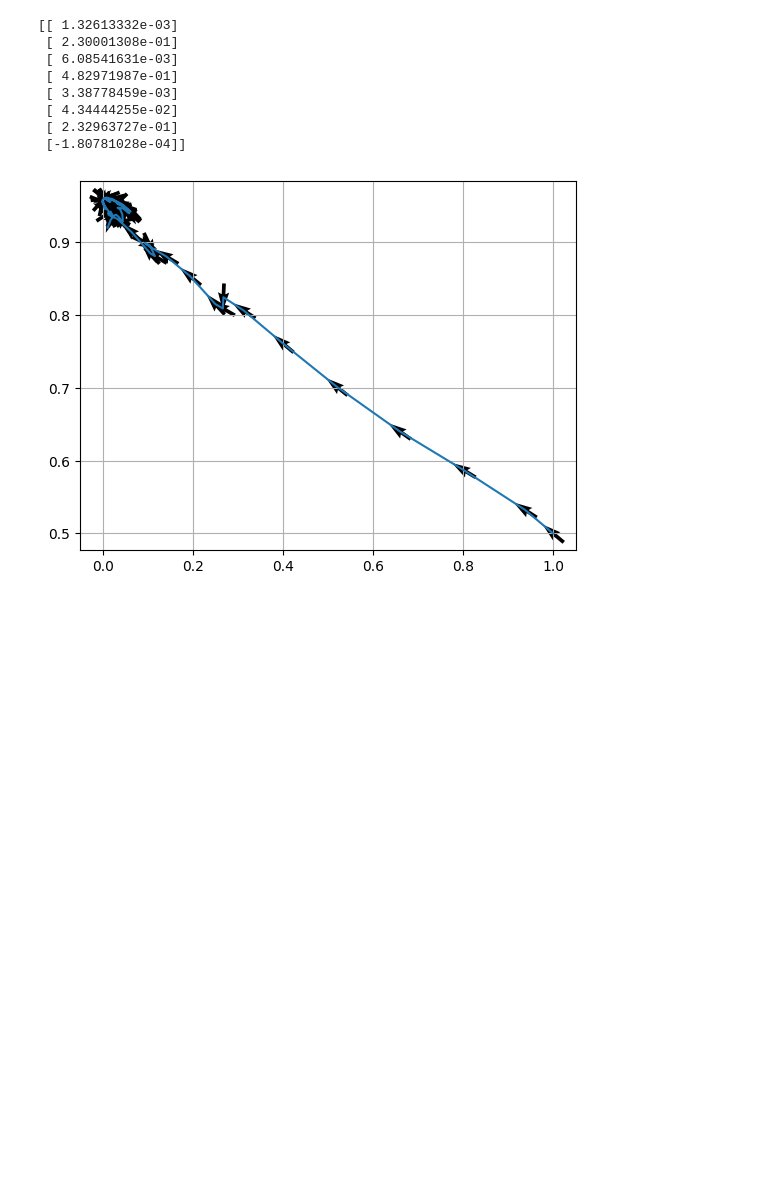
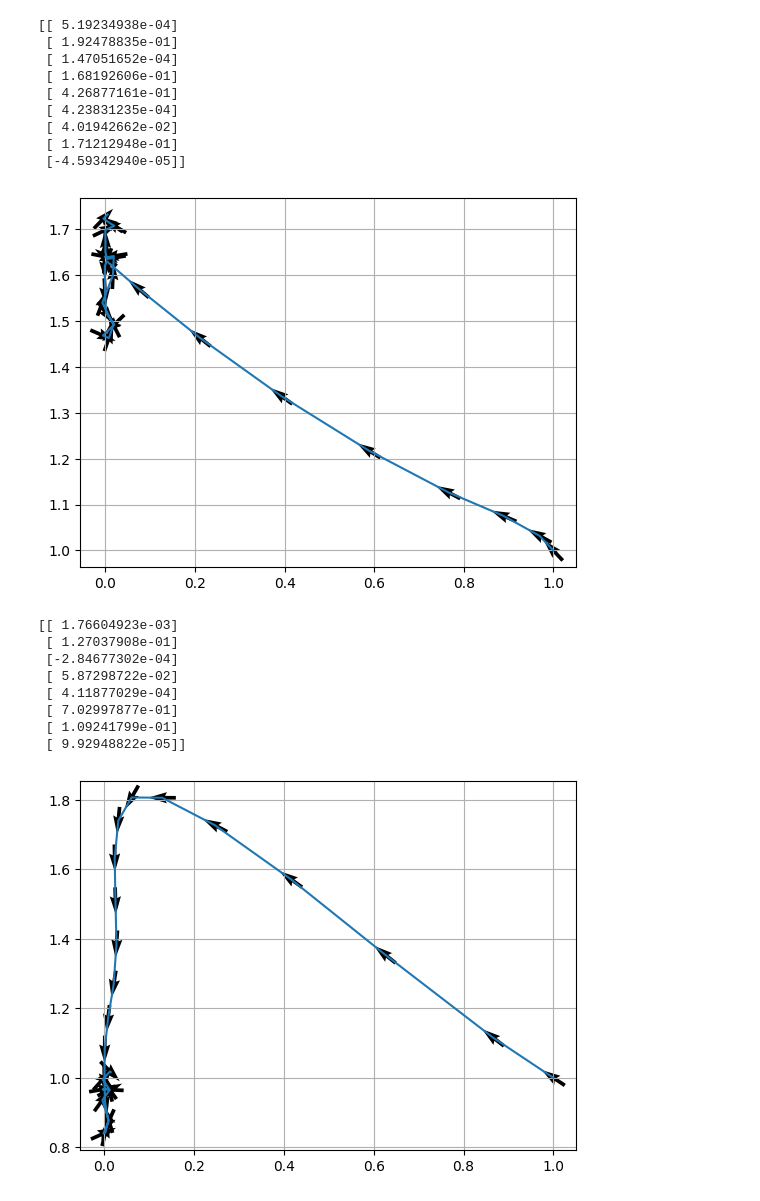
Before and after one commit to bhosley/Schoolwork, a Jupyter notebook: 2023Q1 - Linear Programming/HW13/karmarkar.ipynb, the cells around one changed output. Saved outputs shown, nothing was run; the diff lists cells and outputs as text; code cells hidden in the pictures; blank space fills up the shorter version.

```diff
--- a/2023Q1 - Linear Programming/HW13/karmarkar.ipynb
+++ b/2023Q1 - Linear Programming/HW13/karmarkar.ipynb
@@ -61,20 +89,41 @@ def printSolution(A,coords):
+# %%
+# Incorrect First Attempt
+A = np.array([
+    [1, 2,-1, 0, 0, 0, 0,-2, 0],
+    [0, 0, 0, 1, 1, 0, 0,-3, 1],
+    [0, 0, 0, 2, 0, 1, 0,-2,-1],
+    [3, 2, 0,-2, 0, 0, 0, 0,-3]])
+
+y_n,D_n,x_n,h = solveA(A)
+printSolution(A,h)
+# %% [output]
+[[ 5.19234938e-04]
+ [ 1.92478835e-01]
+ [ 1.47051652e-04]
+ [ 1.68192606e-01]
+ [ 4.26877161e-01]
+ [ 4.23831235e-04]
+ [ 4.01942662e-02]
+ [ 1.71212948e-01]
+ [-4.59342940e-05]]
+[figure, added]
 # %%
 # Regular Solution
 A = np.array([
     [ 1, 2,-1, 0, 0, 0,-2, 0],
-    [ 0, 0, 0, 1, 1, 0,-2, 0],
+    [ 0, 0, 0, 2, 1, 0,-1,-2],
     [ 3, 2, 0,-2, 0, 0, 0,-3]])
 
-y_n,D_n,x_n,xcoords = solveA(A)
-printSolution(A,xcoords)
+y_n,D_n,x_n,history = solveA(A,4)
+printSolution(A,history)
 # %% [output]
-[[ 1.32613332e-03]
- [ 2.30001308e-01]
- [ 6.08541631e-03]
- [ 4.82971987e-01]
- [ 3.38778459e-03]
- [ 4.34444255e-02]
- [ 2.32963727e-01]
- [-1.80781028e-04]]
+[[ 1.76604923e-03]
+ [ 1.27037908e-01]
+ [-2.84677302e-04]
+ [ 5.87298722e-02]
+ [ 4.11877029e-04]
+ [ 7.02997877e-01]
+ [ 1.09241799e-01]
+ [ 9.92948822e-05]]
-[figure, old version]
+[figure, new version]
 # %%
```
Also changed, not shown: parts of 4 cells of this notebook.
